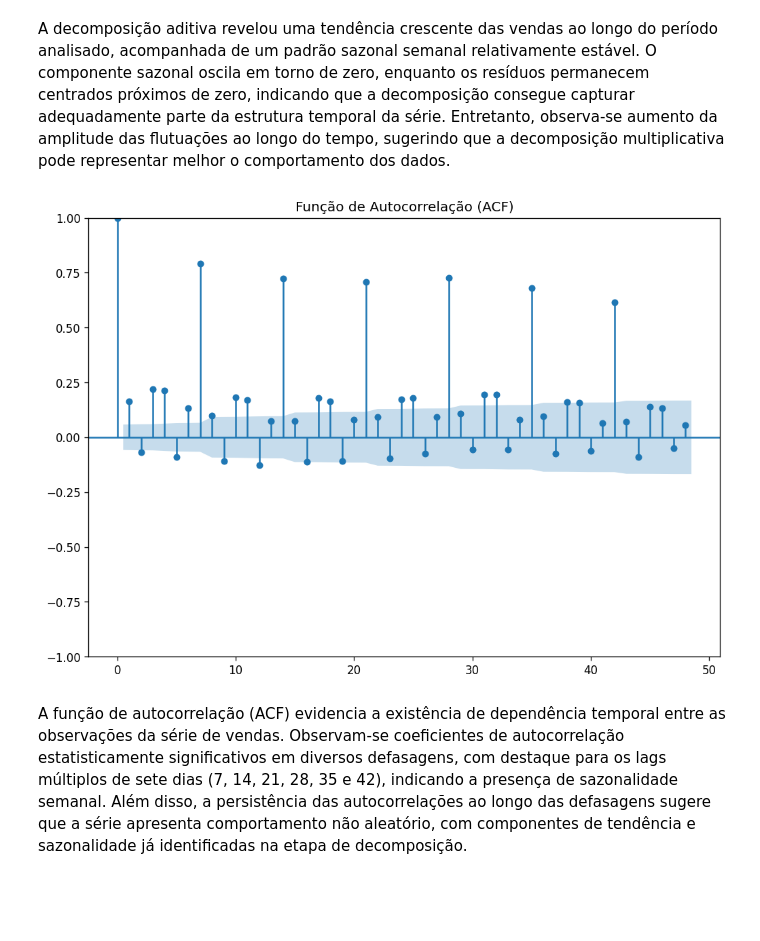
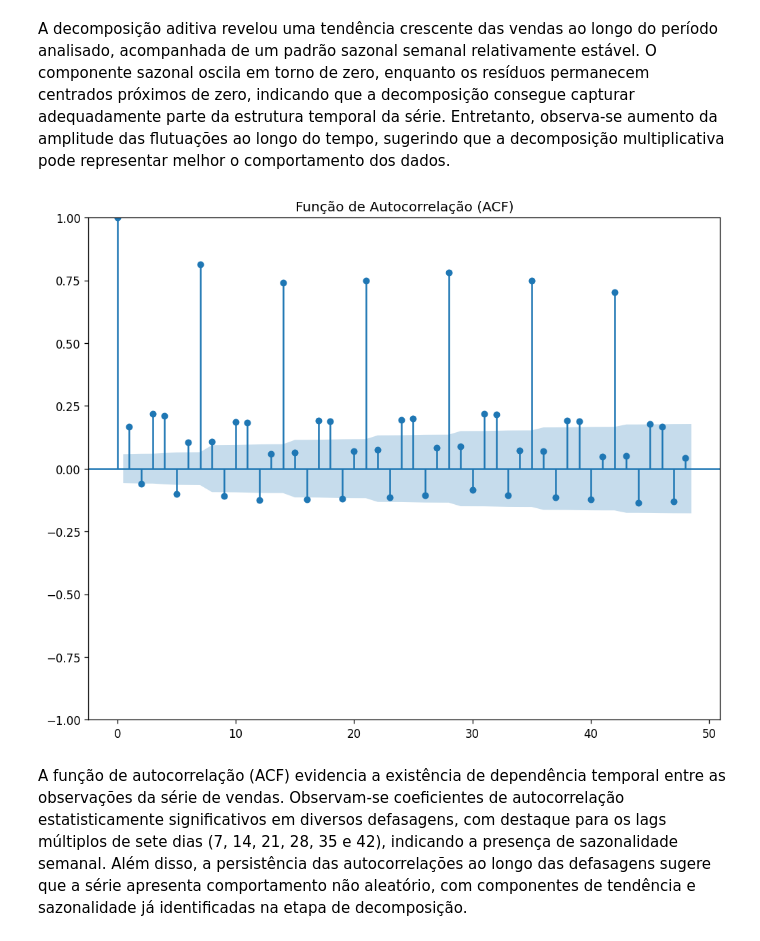
Before and after one commit to JMCVALE/ASN-ROCKS-, a Jupyter notebook: SERIES_TEMPORAIS_Previsão_de_Vendas_diarias.ipynb, the cells around one changed output. Drawn from its saved outputs; the diff is of its cells as text; code cells hidden in the pictures; blank space fills up the shorter version.

```diff
--- a/SERIES_TEMPORAIS_Previsão_de_Vendas_diarias.ipynb
+++ b/SERIES_TEMPORAIS_Previsão_de_Vendas_diarias.ipynb
@@ -416,26 +468,0 @@ ADITIVA E MULTIPLICATIVA
-# %%
-# PADRÃO SEMANAL
-from statsmodels.tsa.seasonal import seasonal_decompose
-
-serie = vendas_dia.copy()
-
-serie = serie.set_index('Data_BR')
-
-result_mul = seasonal_decompose(
-    serie['Vendas'],
-    model='multiplicative',
-    period=7, # semanal
-    extrapolate_trend='freq'
-)
-
-plt.rcParams.update({'figure.figsize': (10,8)})
-
-result_mul.plot()
-
-plt.suptitle(
-    'Decomposição Multiplicativa das Vendas',
-    fontsize=16
-)
-
-plt.tight_layout()
-plt.show()
@@ -480,10 +505,6 @@ Isso é um bom sinal para um modelo multiplicativo.
 # %%
 # PADRÃO SEMANAL
 from statsmodels.tsa.seasonal import seasonal_decompose
-
-serie = vendas_dia.copy()
-
-serie = serie.set_index('Data_BR')
 
 result_mul = seasonal_decompose(
     serie['Vendas'],
@@ -508,18 +533,15 @@ plt.show()
 # %% [markdown]
 A decomposição aditiva revelou uma tendência crescente das vendas ao longo do período analisado, acompanhada de um padrão sazonal semanal relativamente estável. O componente sazonal oscila em torno de zero, enquanto os resíduos permanecem centrados próximos de zero, indicando que a decomposição consegue capturar adequadamente parte da estrutura temporal da série. Entretanto, observa-se aumento da amplitude das flutuações ao longo do tempo, sugerindo que a decomposição multiplicativa pode representar melhor o comportamento dos dados.
 # %%
-#4. Verificando autocorrelação
+# Verificando autocorrelação
 # Usando função ACF
 
-fig = sm.graphics.tsa.plot_acf(
-    vendas_dia['Vendas'],
-    lags=48
-)
+fig = sm.graphics.tsa.plot_acf(serie['Vendas'], lags=48)
 
 plt.title('Função de Autocorrelação (ACF)')
 plt.show()
 # %% [output]
-[figure, old version]
+[figure, new version]
 # %% [markdown]
 A função de autocorrelação (ACF) evidencia a existência de dependência temporal entre as observações da série de vendas. Observam-se coeficientes de autocorrelação estatisticamente significativos em diversos defasagens, com destaque para os lags múltiplos de sete dias (7, 14, 21, 28, 35 e 42), indicando a presença de sazonalidade semanal. Além disso, a persistência das autocorrelações ao longo das defasagens sugere que a série apresenta comportamento não aleatório, com componentes de tendência e sazonalidade já identificadas na etapa de decomposição.
 # %% [markdown]
```
Also changed, not shown: parts of 30 cells of this notebook.
